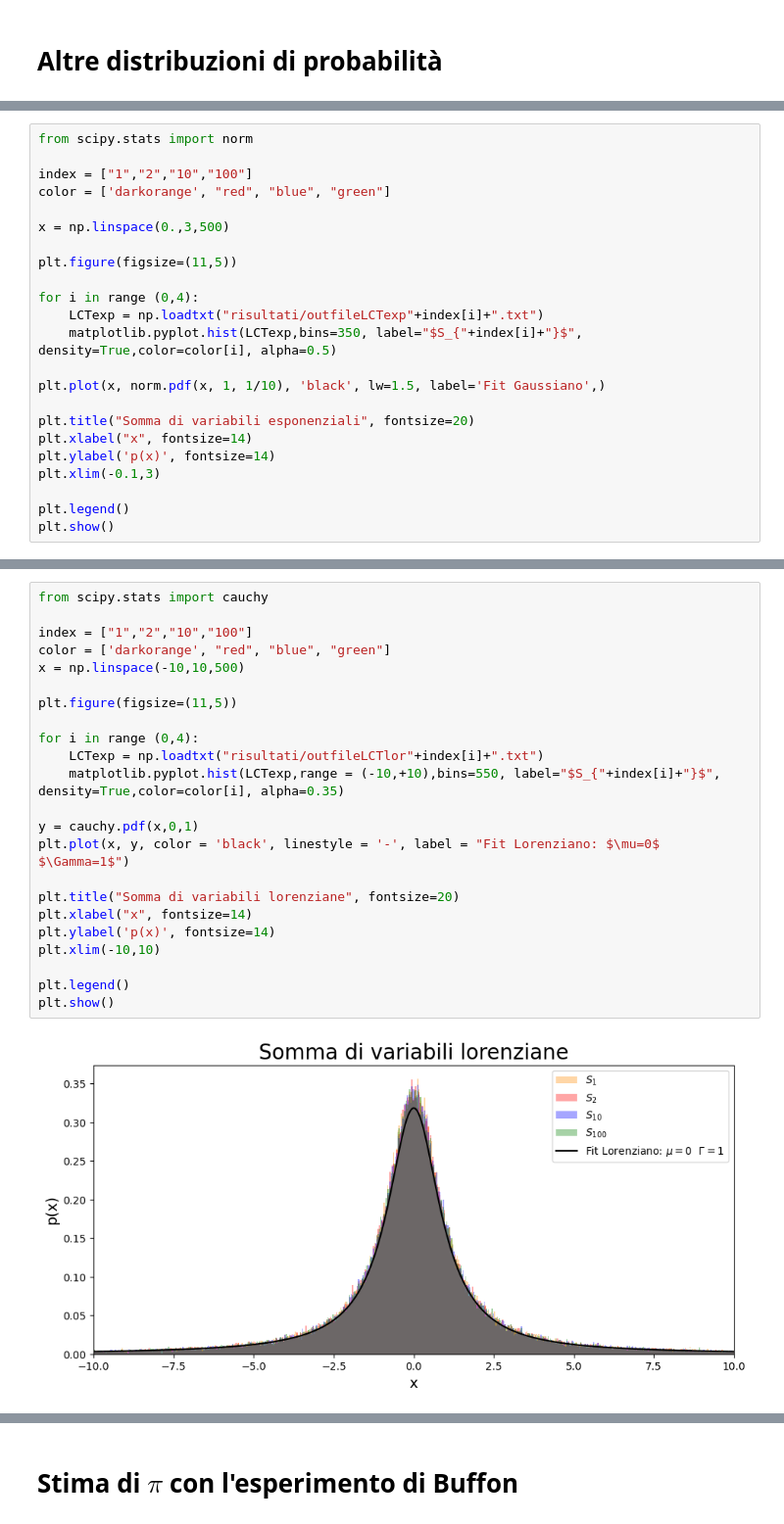
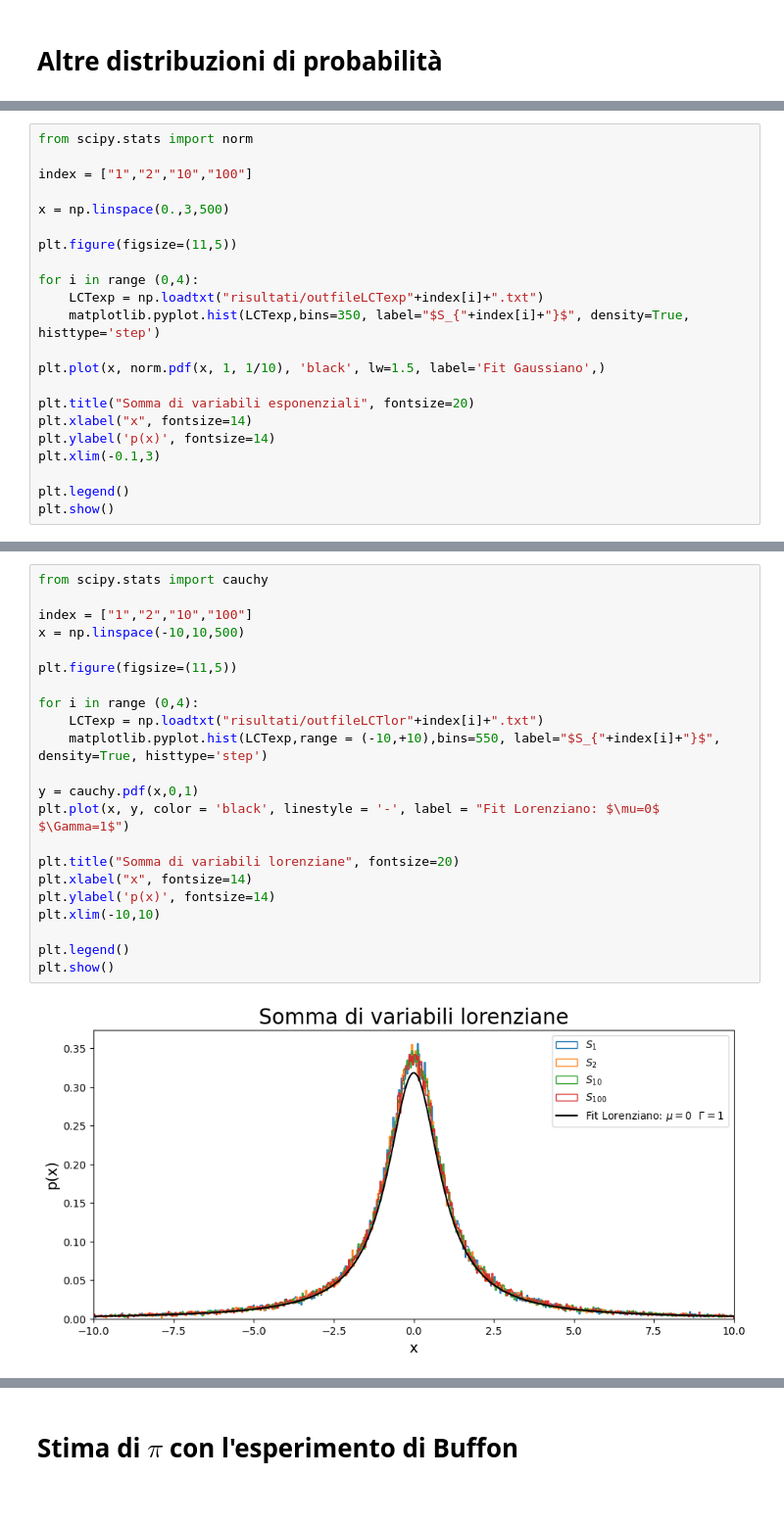
Before and after one commit to Daniele95/LSN, a Jupyter notebook: 1-random/esercitazione1.ipynb, the cells around one changed output, grey strips where cells are left out. Shown at 98% size. Cells and saved outputs as stored; diff of their text form.

```diff
--- a/1-random/esercitazione1.ipynb
+++ b/1-random/esercitazione1.ipynb
@@ -139,7 +159,6 @@ plt.legend()
 from scipy.stats import norm
 
 index = ["1","2","10","100"]
-color = ['darkorange', "red", "blue", "green"]
 
 x = np.linspace(0.,3,500)
 
@@ -147,7 +166,7 @@ plt.figure(figsize=(11,5))
 
 for i in range (0,4):
     LCTexp = np.loadtxt("risultati/outfileLCTexp"+index[i]+".txt")
-    matplotlib.pyplot.hist(LCTexp,bins=350, label="$S_{"+index[i]+"}$", density=True,color=color[i], alpha=0.5)
+    matplotlib.pyplot.hist(LCTexp,bins=350, label="$S_{"+index[i]+"}$", density=True, histtype='step')
 
 plt.plot(x, norm.pdf(x, 1, 1/10), 'black', lw=1.5, label='Fit Gaussiano',)
 
@@ -163,25 +184,24 @@ plt.show()
 # %%
 from scipy.stats import cauchy
 
 index = ["1","2","10","100"]
-color = ['darkorange', "red", "blue", "green"]
 x = np.linspace(-10,10,500)
 
 plt.figure(figsize=(11,5))
 
 for i in range (0,4):
     LCTexp = np.loadtxt("risultati/outfileLCTlor"+index[i]+".txt")
-    matplotlib.pyplot.hist(LCTexp,range = (-10,+10),bins=550, label="$S_{"+index[i]+"}$", density=True,color=color[i], alpha=0.35)
+    matplotlib.pyplot.hist(LCTexp,range = (-10,+10),bins=550, label="$S_{"+index[i]+"}$", density=True, histtype='step')
 
 y = cauchy.pdf(x,0,1)
 plt.plot(x, y, color = 'black', linestyle = '-', label = "Fit Lorenziano: $\mu=0$  $\Gamma=1$")
 
 plt.title("Somma di variabili lorenziane", fontsize=20)
 plt.xlabel("x", fontsize=14)
 plt.ylabel('p(x)', fontsize=14)
 plt.xlim(-10,10)
 
 plt.legend()
 plt.show()
 # %% [output]
-[figure, old version]
+[figure, new version]
```
Also changed, not shown: parts of 4 cells of this notebook.
